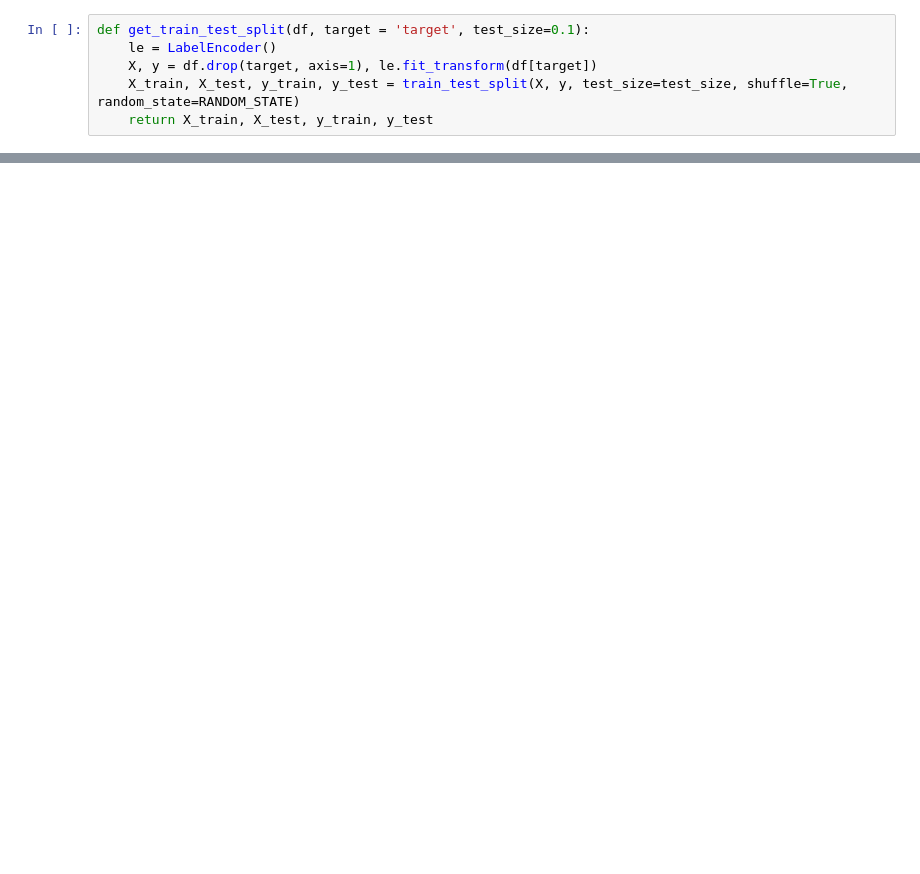
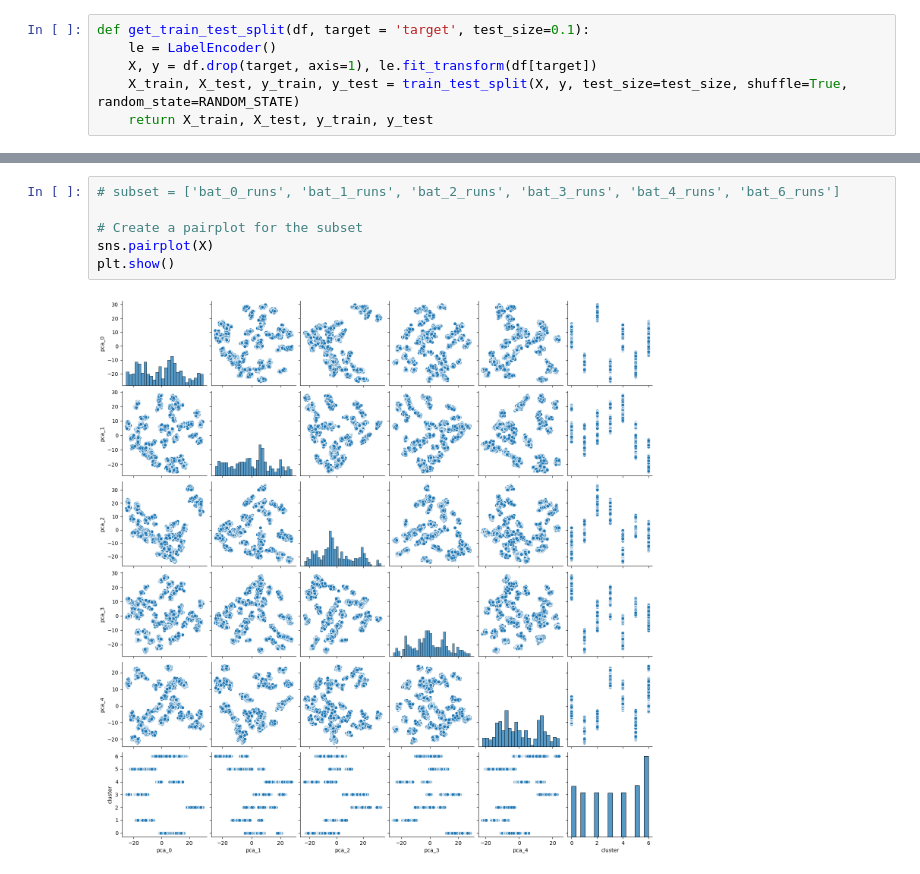
Before and after one commit to gsparsh220598/Dream11, a Jupyter notebook: Scripts/04_parameter_sweep.ipynb, the cells around one changed output, grey strips where cells are left out. Cells and saved outputs as stored; diff of their text form; blank space fills up the shorter version.

```diff
--- a/Scripts/04_parameter_sweep.ipynb
+++ b/Scripts/04_parameter_sweep.ipynb
@@ -82,0 +129,8 @@ num_features = X_train.select_dtypes(exclude=['object']).columns
+# %%
+# subset = ['bat_0_runs', 'bat_1_runs', 'bat_2_runs', 'bat_3_runs', 'bat_4_runs', 'bat_6_runs']
+
+# Create a pairplot for the subset
+sns.pairplot(X)
+plt.show()
+# %% [output]
+[figure, added]
```
Also changed, not shown: parts of 38 cells of this notebook, 7 other files.
